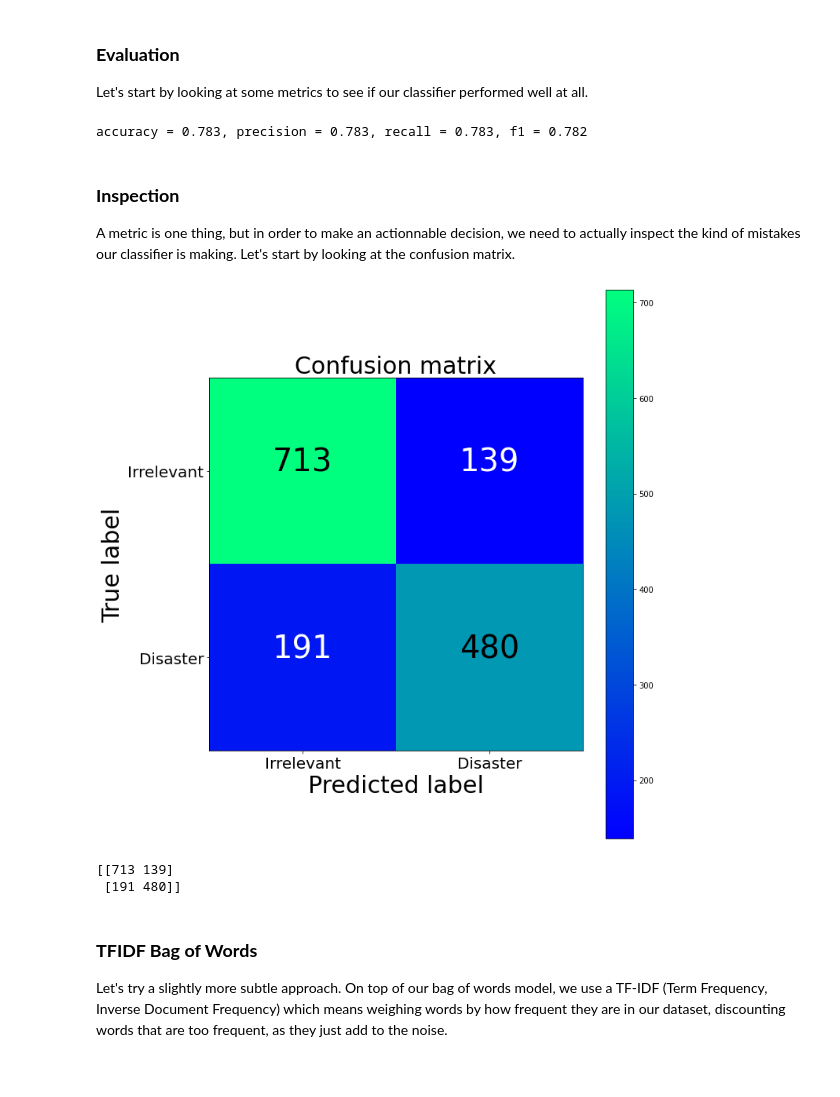
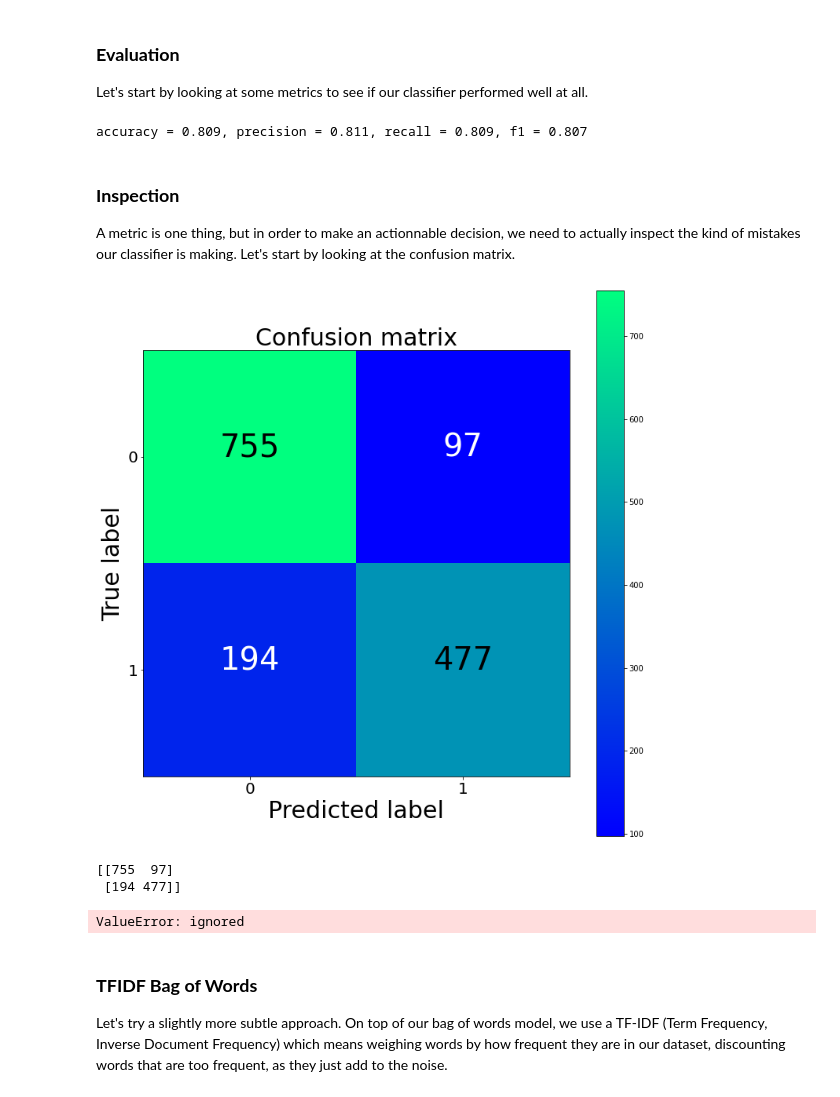
Before and after one commit to yassinhediger/fakenewsdetection, a Jupyter notebook: notebook/bigScale_proj2_sa.ipynb, the cells around one changed output. Drawn from its saved outputs; the diff is of its cells as text; code cells hidden in the pictures.

```diff
--- a/notebook/bigScale_proj2_sa.ipynb
+++ b/notebook/bigScale_proj2_sa.ipynb
@@ -302,7 +302,7 @@ The simplest approach we can start with is to use a bag of words model, and appl
 ### **Bags of words**
 # %%
 def cv(data):
-    count_vectorizer = CountVectorizer()
+    count_vectorizer = CountVectorizer(preprocessor=text_preprocessing)
 
     emb = count_vectorizer.fit_transform(data)
 
@@ -354,8 +354,8 @@ These embeddings don't look very cleanly separated. Let's see if we can still fi
 
 Starting with a logistic regression is a good idea. It is simple and easy to interpret.
 # %%
-clf = LogisticRegression(C=30.0, class_weight='balanced', solver='newton-cg',
-                         multi_class='multinomial', n_jobs=-1, random_state=40)
+#C=1, class_weight='balanced', solver='newton-cg', multi_class='multinomial', n_jobs=-1, random_state=40
+clf = LogisticRegression()
 clf.fit(X_train_counts, y_train)
 
 y_predicted_counts = clf.predict(X_test_counts)
@@ -385,7 +385,7 @@ def get_metrics(y_test, y_predicted):
 accuracy, precision, recall, f1 = get_metrics(y_test, y_predicted_counts)
 print("accuracy = %.3f, precision = %.3f, recall = %.3f, f1 = %.3f" % (accuracy, precision, recall, f1))
 # %% [output]
-accuracy = 0.783, precision = 0.783, recall = 0.783, f1 = 0.782
+accuracy = 0.809, precision = 0.811, recall = 0.809, f1 = 0.807
 # %% [markdown]
 ### **Inspection**
 
@@ -422,13 +422,19 @@ def plot_confusion_matrix(cm, classes,
 # %%
 cm = confusion_matrix(y_test, y_predicted_counts)
 fig = plt.figure(figsize=(10, 10))
-plot = plot_confusion_matrix(cm, classes=['Irrelevant','Disaster'], normalize=False, title='Confusion matrix')
+plot = plot_confusion_matrix(cm, classes=['0','1'], normalize=False, title='Confusion matrix')
 plt.show()
 print(cm)
 # %% [output]
-[figure, old version]
+[figure, new version]
-[[713 139]
- [191 480]]
+[[755  97]
+ [194 477]]
+# %%
+sample_submission = pd.read_csv("https://raw.githubusercontent.com/yassinhediger/fakenewsdetection/master/data/sample_submission.csv")
+sample_submission["target"] = y_predicted_counts
+sample_submission.to_csv("submission_countvect.csv", index=False)
+# %% [output]
+ValueError: ignored
 # %% [markdown]
 ### **TFIDF Bag of Words**
 
```
Also changed, not shown: parts of 25 cells of this notebook.
